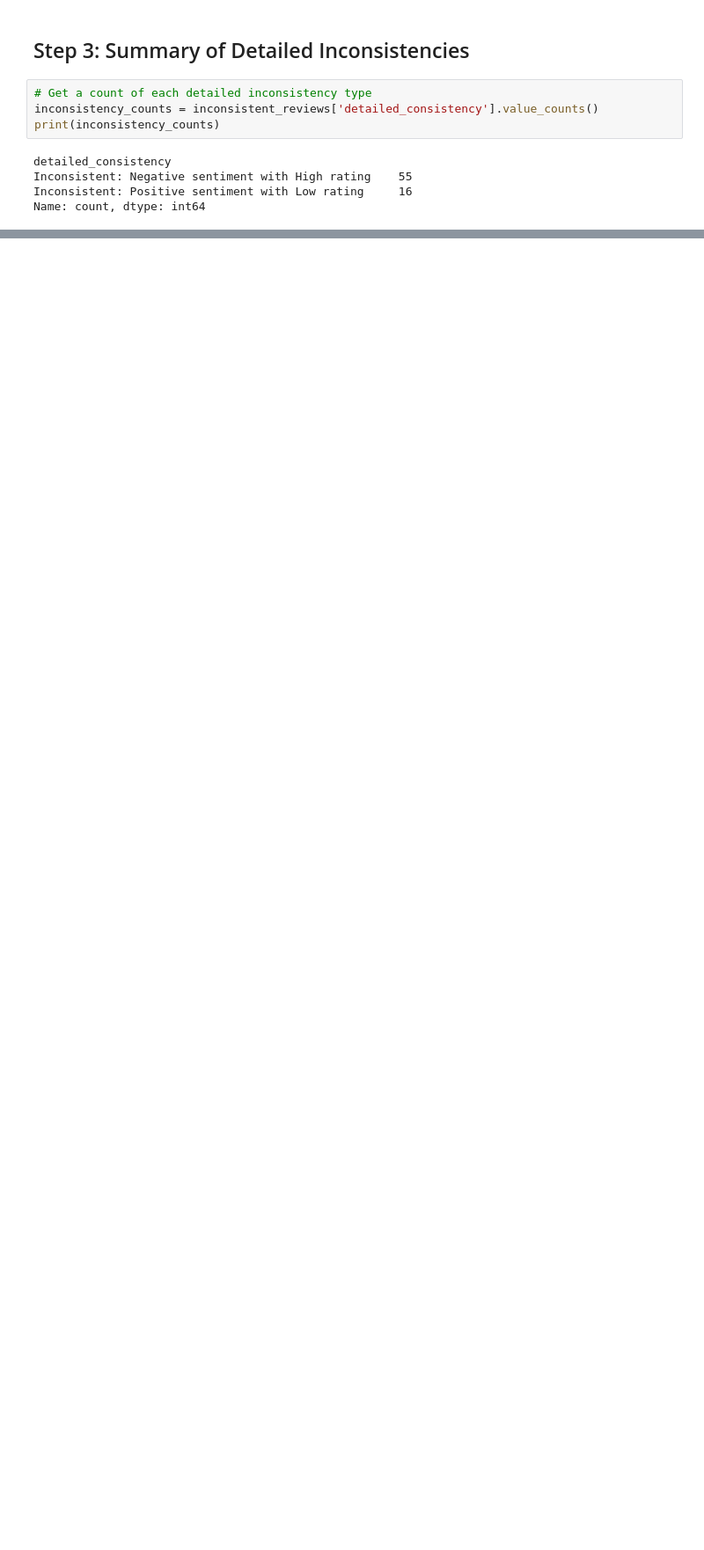
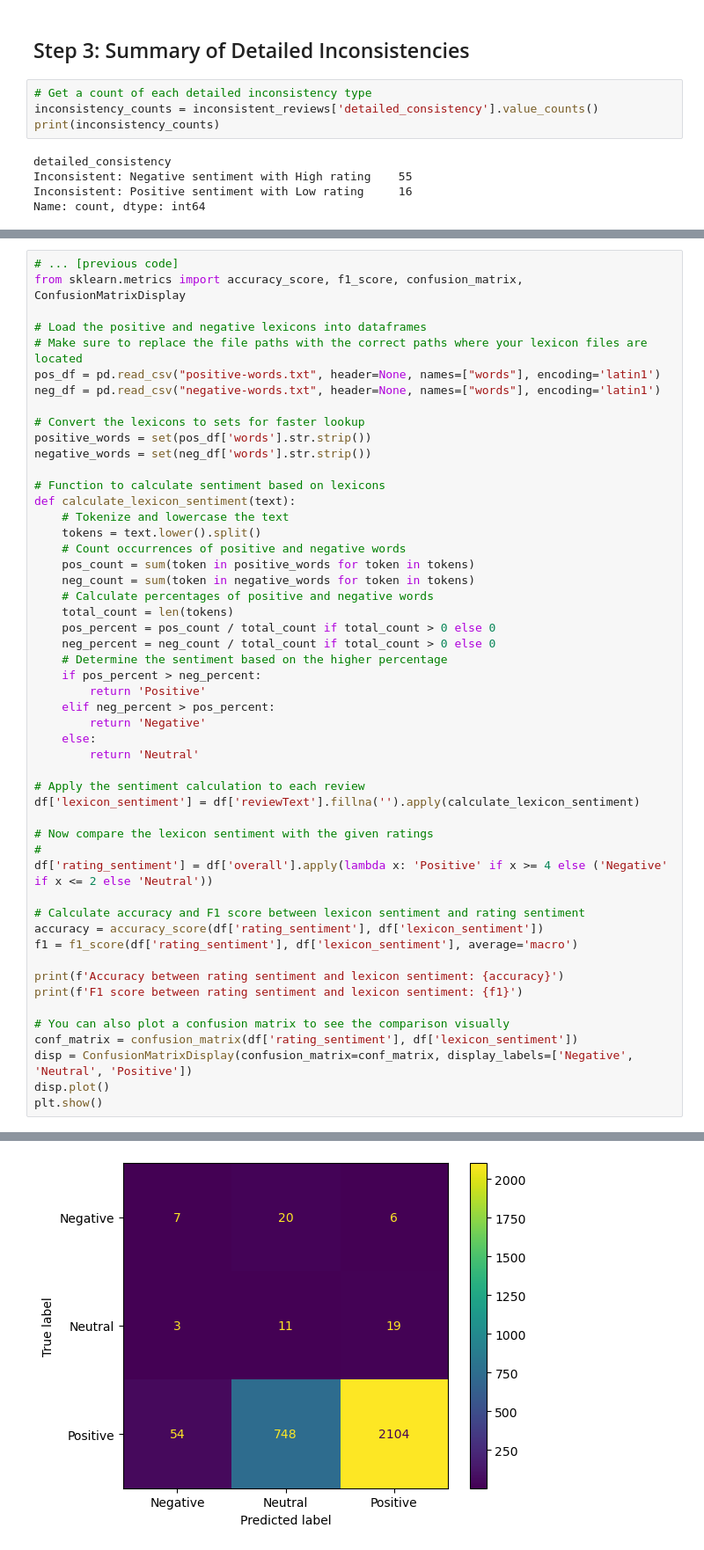
Before and after one commit to josmuniz/Sentimental-analysis-of-amazon-Gift_Card-reviews, a Jupyter notebook: COMP262_GROUP5_PROJECT_v5.ipynb, the cells around one changed output, grey strips where cells are left out. Shown at 88% size. Cells and saved outputs as stored; diff of their text form; blank space fills up the shorter version.

Commit message:
update version5
add lexicon sentiment

```diff
--- a/COMP262_GROUP5_PROJECT_v5.ipynb
+++ b/COMP262_GROUP5_PROJECT_v5.ipynb
@@ -621,0 +628,52 @@ Name: count, dtype: int64
+# %%
+# ... [previous code]
+from sklearn.metrics import accuracy_score, f1_score, confusion_matrix, ConfusionMatrixDisplay
+
+# Load the positive and negative lexicons into dataframes
+# Make sure to replace the file paths with the correct paths where your lexicon files are located
+pos_df = pd.read_csv("positive-words.txt", header=None, names=["words"], encoding='latin1')
+neg_df = pd.read_csv("negative-words.txt", header=None, names=["words"], encoding='latin1')
+
+# Convert the lexicons to sets for faster lookup
+positive_words = set(pos_df['words'].str.strip())
+negative_words = set(neg_df['words'].str.strip())
+
+# Function to calculate sentiment based on lexicons
+def calculate_lexicon_sentiment(text):
+    # Tokenize and lowercase the text
+    tokens = text.lower().split()
+    # Count occurrences of positive and negative words
+    pos_count = sum(token in positive_words for token in tokens)
+    neg_count = sum(token in negative_words for token in tokens)
+    # Calculate percentages of positive and negative words
+    total_count = len(tokens)
+    pos_percent = pos_count / total_count if total_count > 0 else 0
+    neg_percent = neg_count / total_count if total_count > 0 else 0
+    # Determine the sentiment based on the higher percentage
+    if pos_percent > neg_percent:
+        return 'Positive'
+    elif neg_percent > pos_percent:
+        return 'Negative'
+    else:
+        return 'Neutral'
+
+# Apply the sentiment calculation to each review
+df['lexicon_sentiment'] = df['reviewText'].fillna('').apply(calculate_lexicon_sentiment)
+
+# Now compare the lexicon sentiment with the given ratings
+#
+df['rating_sentiment'] = df['overall'].apply(lambda x: 'Positive' if x >= 4 else ('Negative' if x <= 2 else 'Neutral'))
+
+# Calculate accuracy and F1 score between lexicon sentiment and rating sentiment
+accuracy = accuracy_score(df['rating_sentiment'], df['lexicon_sentiment'])
+f1 = f1_score(df['rating_sentiment'], df['lexicon_sentiment'], average='macro')
+
+print(f'Accuracy between rating sentiment and lexicon sentiment: {accuracy}')
+print(f'F1 score between rating sentiment and lexicon sentiment: {f1}')
+
+# You can also plot a confusion matrix to see the comparison visually
+conf_matrix = confusion_matrix(df['rating_sentiment'], df['lexicon_sentiment'])
+disp = ConfusionMatrixDisplay(confusion_matrix=conf_matrix, display_labels=['Negative', 'Neutral', 'Positive'])
+disp.plot()
+plt.show()
+# %% [output]
@@ -621,0 +682 @@ Name: count, dtype: int64
+[figure, added]
```
Also changed, not shown: parts of 12 cells of this notebook, 1 other file.
